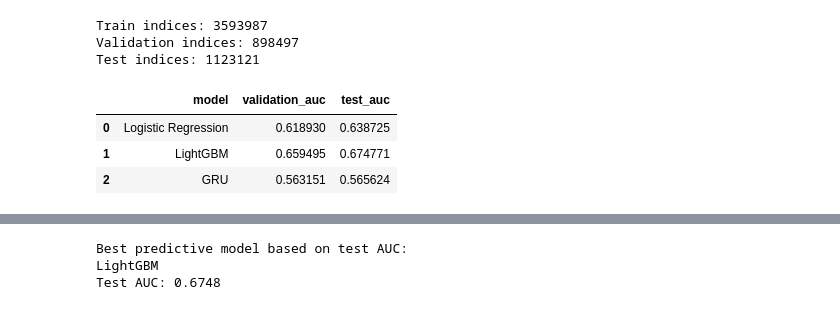
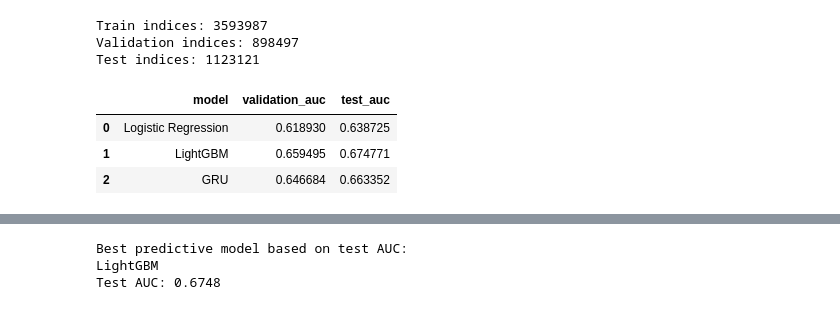
Before and after one commit to BaoVy2810/ecommerce-causal-analysis, a Jupyter notebook: notebooks/Uplift_Promotion_Pipeline.ipynb, the cells around one changed output, grey strips where cells are left out. Cells and saved outputs as stored; diff of their text form; code cells hidden in the pictures.

Commit message:
Update GRU model performance metrics in model_comparison.csv

```diff
--- a/notebooks/Uplift_Promotion_Pipeline.ipynb
+++ b/notebooks/Uplift_Promotion_Pipeline.ipynb
@@ -3344,21 +3520,25 @@ test_indices = order[test_start:]
 
 model_results = []
 
+
 # ------------------------------------------------------------
 # Logistic Regression
 # ------------------------------------------------------------
 
 model_results.append({
     "model": "Logistic Regression",
+
     "validation_auc": roc_auc_score(
         Y_val,
         val_lr
     ),
+
     "test_auc": roc_auc_score(
         Y_test,
         test_lr
     )
 })
+
 
 # ------------------------------------------------------------
 # LightGBM
@@ -3368,15 +3548,18 @@ if HAS_LGB:
 
     model_results.append({
         "model": "LightGBM",
+
         "validation_auc": roc_auc_score(
             Y_val,
             val_lgb
         ),
+
         "test_auc": roc_auc_score(
             Y_test,
             test_lgb
         )
     })
+
 
 # ------------------------------------------------------------
 # GRU
@@ -3384,50 +3567,69 @@ if HAS_LGB:
 
 if HAS_TF:
 
+    # X_seq = NumPy array
+    # X_static = Pandas DataFrame
+    # Therefore:
+    # - X_seq[index]           -> positional indexing
+    # - X_static.iloc[index]   -> positional row indexing
+
     gru_val_pred = (
-        gru_predictor
-        .predict(
-            X_seq[val_indices],
+        gru_predictor.predict(
+            {
+                "event_sequence": X_seq[val_indices],
+
+                "static_features":
+                    X_static.iloc[val_indices].to_numpy()
+            },
             verbose=0
         )
         .ravel()
     )
 
     gru_test_pred = (
-        gru_predictor
-        .predict(
-            X_seq[test_indices],
+        gru_predictor.predict(
+            {
+                "event_sequence": X_seq[test_indices],
+
+                "static_features":
+                    X_static.iloc[test_indices].to_numpy()
+            },
             verbose=0
         )
         .ravel()
     )
 
     model_results.append({
         "model": "GRU",
+
         "validation_auc": roc_auc_score(
             Y_val,
             gru_val_pred
         ),
+
         "test_auc": roc_auc_score(
             Y_test,
             gru_test_pred
         )
     })
+
 
 # ------------------------------------------------------------
 # Comparison table
 # ------------------------------------------------------------
 
 model_comparison = pd.DataFrame(
     model_results
 )
 
-display(model_comparison)
+display(
+    model_comparison
+)
 # %% [output]
 |  | model | validation_auc | test_auc |
 | 0 | Logistic Regression | 0.618930 | 0.638725 |
 | 1 | LightGBM | 0.659495 | 0.674771 |
-| 2 | GRU | 0.563151 | 0.565624 |
+| 2 | GRU | 0.646684 | 0.663352 |
 # %%
 # ============================================================
 # 14.2 MODEL COMPARISON SUMMARY
```
Also changed, not shown: parts of 5 cells of this notebook, 1 other file.
